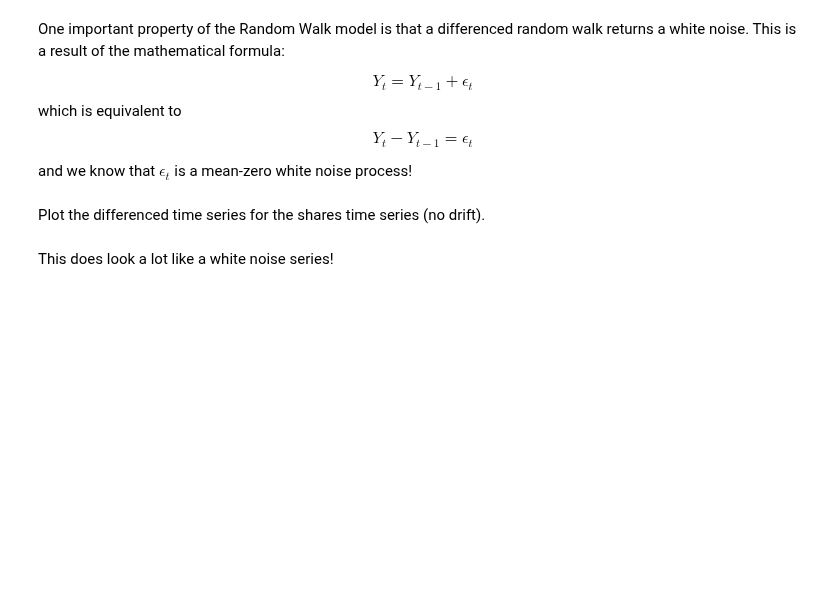
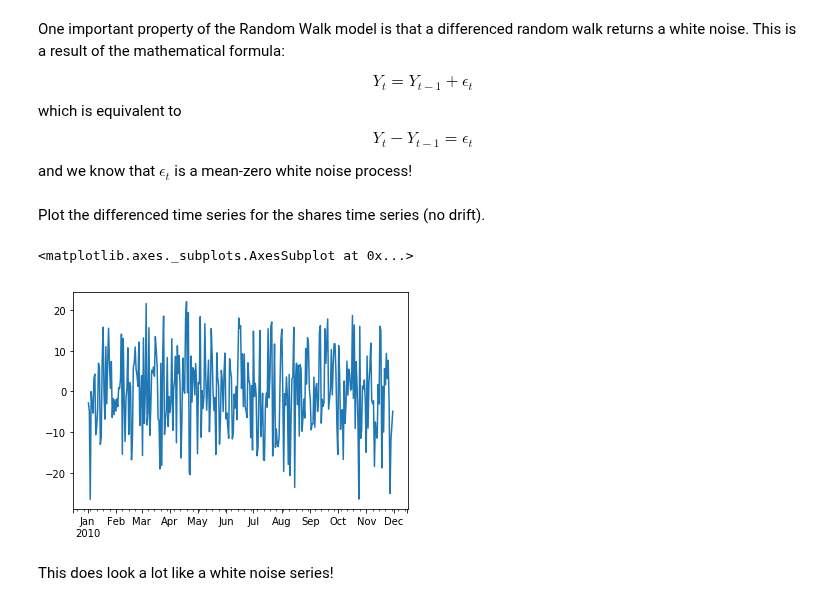
Before and after one commit to lnhdn/dsc-basic-time-series-models-lab-nyc-ds-career-042219, a Jupyter notebook: index.ipynb, the cells around one changed output. Cells and saved outputs as stored; diff of their text form; code cells hidden in the pictures; blank space fills up the shorter version.

```diff
--- a/index.ipynb
+++ b/index.ipynb
@@ -275,7 +275,12 @@ and we know that $\epsilon_t$ is a mean-zero white noise process!
 Plot the differenced time series for the shares time series (no drift).
 # %%
 # your code here
-shares_diff =
+shares_diff = shares_series.diff(periods = 1)
+
+shares_diff.plot()
+# %% [output]
+<matplotlib.axes._subplots.AxesSubplot at 0x...>
+[figure, added]
 # %% [markdown]
 This does look a lot like a white noise series!
 # %% [markdown]
```
